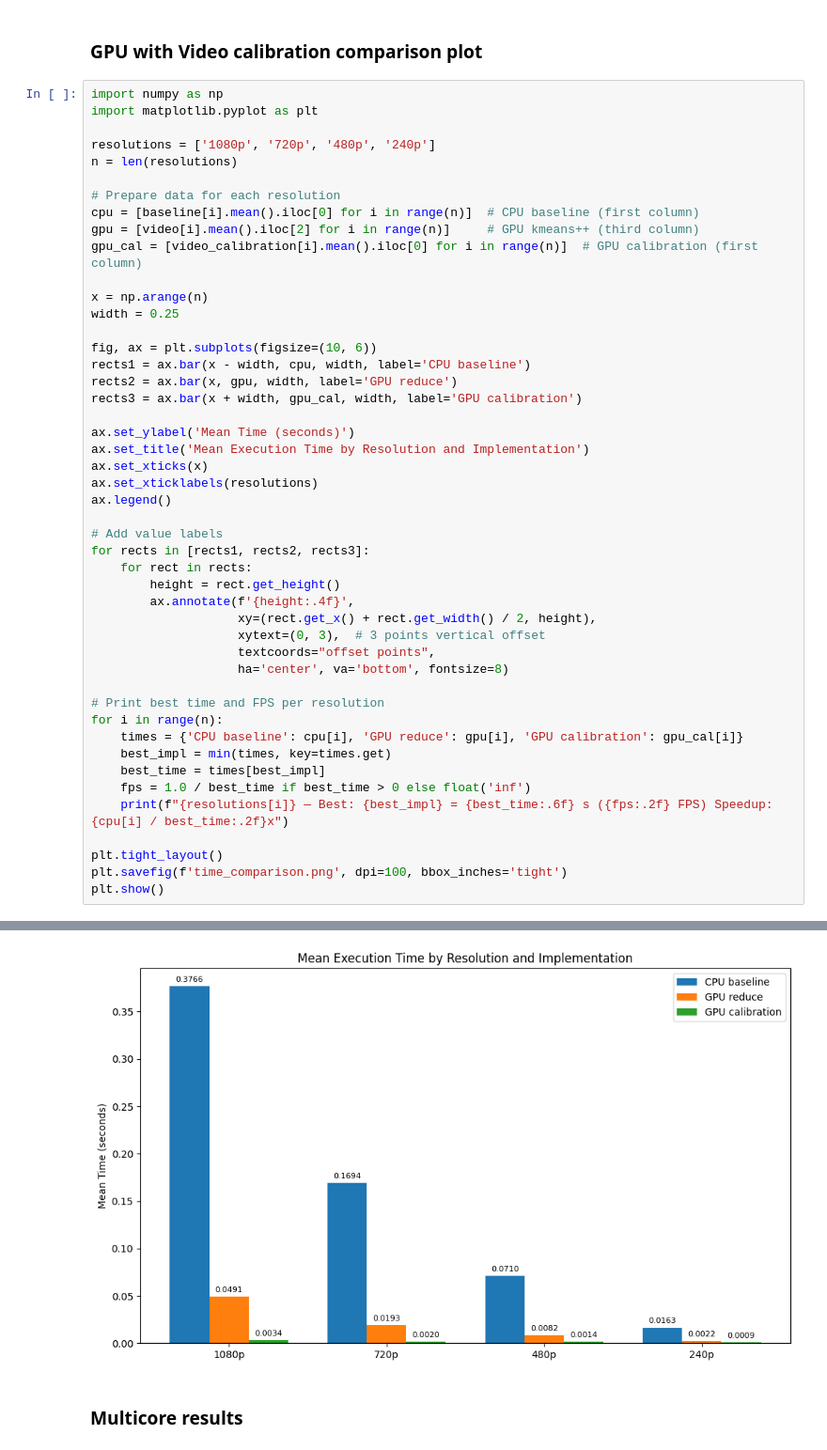
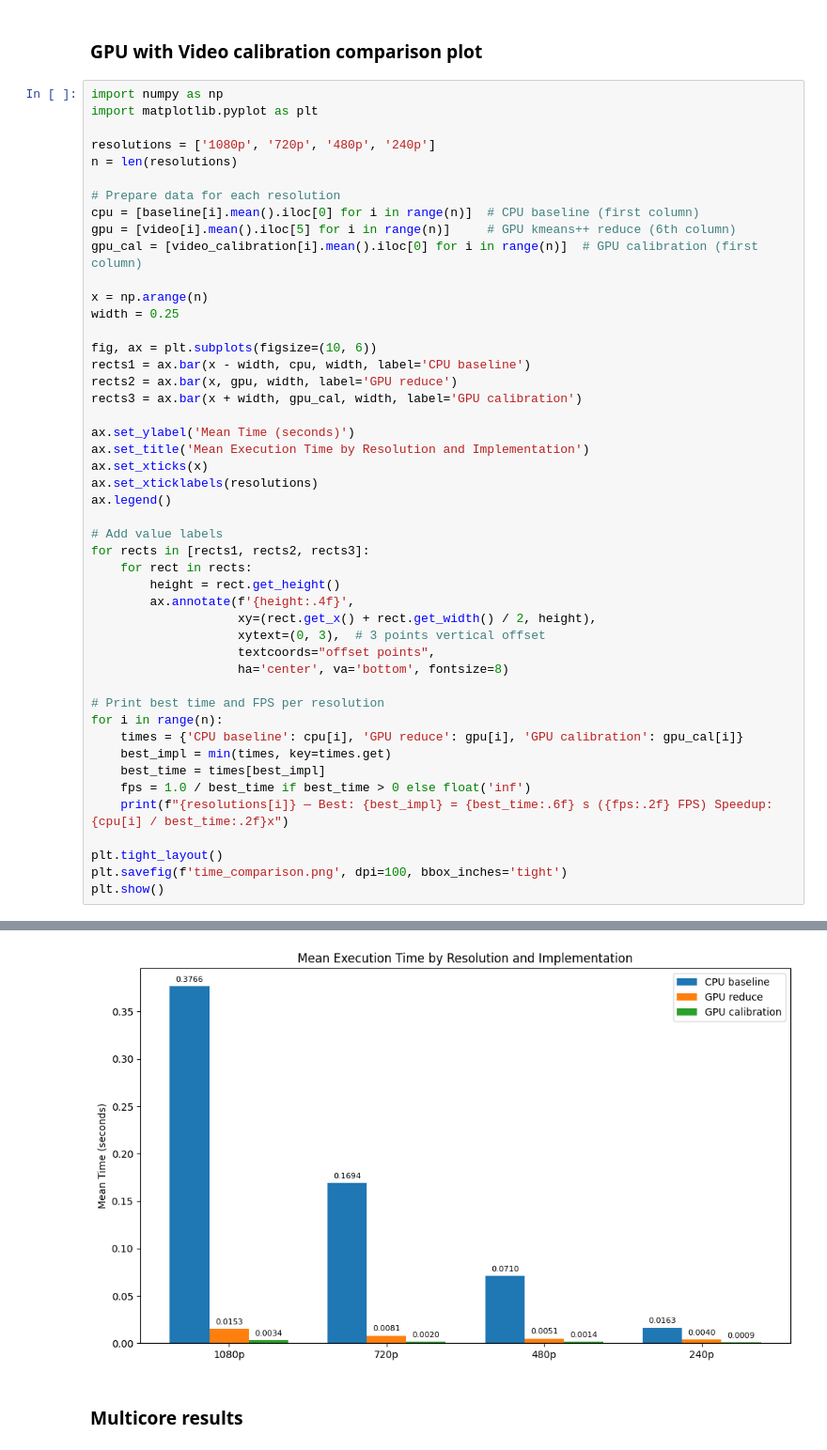
Before and after one commit to Nathanoj02/GPU-Computing-2025-256178, a Jupyter notebook: plots/plot_src.ipynb, the cells around one changed output, grey strips where cells are left out. Shown at 94% size. Drawn from its saved outputs; the diff is of its cells as text.

Commit message:
Fix chart

```diff
--- a/plots/plot_src.ipynb
+++ b/plots/plot_src.ipynb
@@ -190,7 +190,7 @@ n = len(resolutions)
 
 # Prepare data for each resolution
 cpu = [baseline[i].mean().iloc[0] for i in range(n)]  # CPU baseline (first column)
-gpu = [video[i].mean().iloc[2] for i in range(n)]     # GPU kmeans++ (third column)
+gpu = [video[i].mean().iloc[5] for i in range(n)]     # GPU kmeans++ reduce (6th column)
 gpu_cal = [video_calibration[i].mean().iloc[0] for i in range(n)]  # GPU calibration (first column)
 
 x = np.arange(n)
@@ -206,34 +206,34 @@ ax.set_title('Mean Execution Time by Resolution and Implementation')
 ax.set_xticks(x)
 ax.set_xticklabels(resolutions)
 ax.legend()
 
 # Add value labels
 for rects in [rects1, rects2, rects3]:
     for rect in rects:
         height = rect.get_height()
         ax.annotate(f'{height:.4f}',
                     xy=(rect.get_x() + rect.get_width() / 2, height),
                     xytext=(0, 3),  # 3 points vertical offset
                     textcoords="offset points",
                     ha='center', va='bottom', fontsize=8)
 
 # Print best time and FPS per resolution
 for i in range(n):
     times = {'CPU baseline': cpu[i], 'GPU reduce': gpu[i], 'GPU calibration': gpu_cal[i]}
     best_impl = min(times, key=times.get)
     best_time = times[best_impl]
     fps = 1.0 / best_time if best_time > 0 else float('inf')
     print(f"{resolutions[i]} — Best: {best_impl} = {best_time:.6f} s ({fps:.2f} FPS) Speedup: {cpu[i] / best_time:.2f}x")
 
 plt.tight_layout()
 plt.savefig(f'time_comparison.png', dpi=100, bbox_inches='tight')
 plt.show()
 # %% [output]
 1080p — Best: GPU calibration = 0.003439 s (290.74 FPS) Speedup: 109.49x
 720p — Best: GPU calibration = 0.001952 s (512.22 FPS) Speedup: 86.77x
 480p — Best: GPU calibration = 0.001448 s (690.57 FPS) Speedup: 49.00x
 240p — Best: GPU calibration = 0.000947 s (1055.72 FPS) Speedup: 17.25x
-[figure, old version]
+[figure, new version]
 # %% [markdown]
 ### Multicore results
 # %% [markdown]
```
Also changed, not shown: 2 other files.
